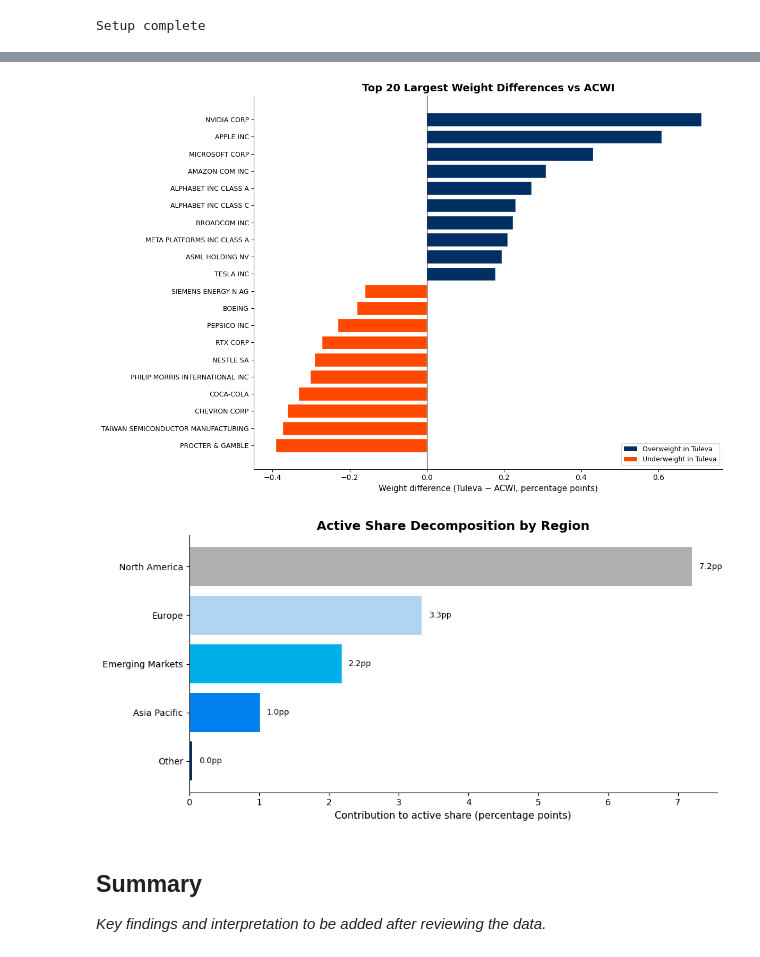
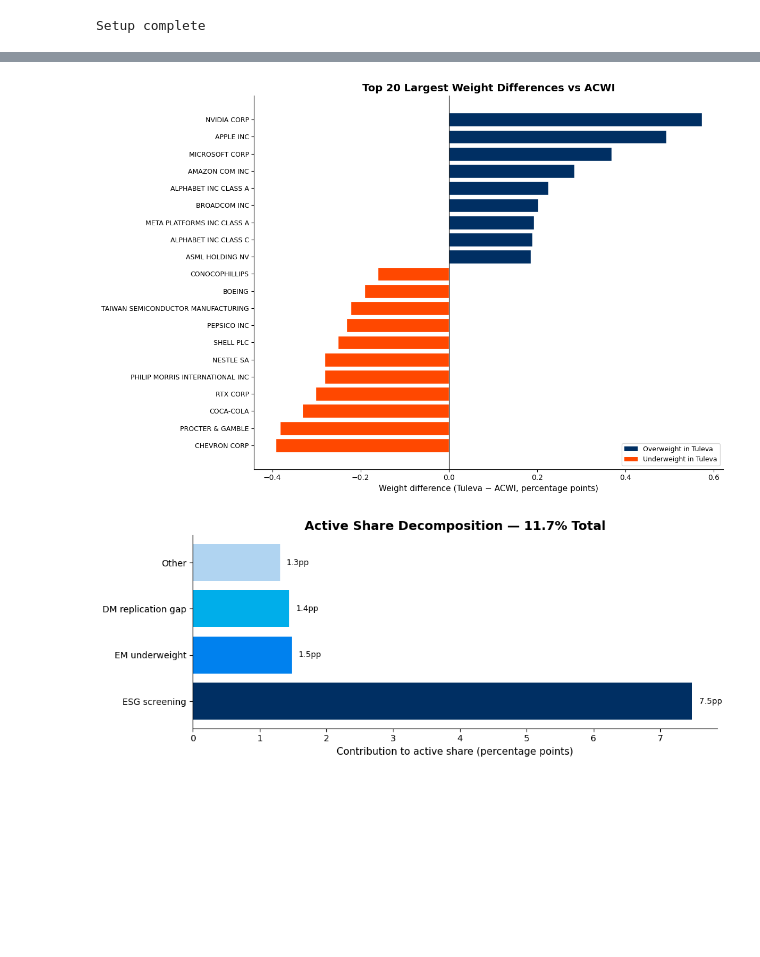
Before and after one commit to TulevaEE/reporting-engine, a Jupyter notebook: reports/adhoc/active_share.ipynb, the cells around one changed output, grey strips where cells are left out. Saved outputs shown, nothing was run; the diff lists cells and outputs as text; code cells hidden in the pictures; blank space fills up the shorter version.

```diff
--- a/reports/adhoc/active_share.ipynb
+++ b/reports/adhoc/active_share.ipynb
@@ -315,9 +387,10 @@ Top 20 holdings:
 # %%
 # ACWI benchmark portfolio — with one-level look-through for sub-ETFs
+# acwi_raw and sub-ETF holdings already fetched in previous cell
 
 acwi_equities = acwi_raw[acwi_raw.apply(is_equity, axis=1)].copy()
 
-# Detect sub-ETF holdings in SSAC (by checking if ticker is in our products list)
+# Detect sub-ETF holdings in SSAC (by checking if ticker is in our sub-ETF set)
 sub_etf_mask = acwi_equities['Ticker'].isin(SSAC_SUB_ETFS)
 acwi_sub_etfs = acwi_equities[sub_etf_mask]
 acwi_direct = acwi_equities[~sub_etf_mask]
@@ -344,10 +417,9 @@ for _, sub in acwi_sub_etfs.iterrows():
     sub_weight_pct = sub['Weight (%)']
     sub_weight = sub_weight_pct / 100.0  # fraction for chaining
 
-    print(f'  Fetching {sub_ticker} holdings...', end=' ')
-    sub_df, sub_date = fetch_ishares_holdings(sub_ticker)
+    sub_df = all_etf_holdings[sub_ticker]  # already fetched
     sub_eq = sub_df[sub_df.apply(is_equity, axis=1)]
-    print(f'{len(sub_eq)} equities (as of {sub_date})')
+    print(f'  {sub_ticker}: {sub_weight_pct:.2f}% → {len(sub_eq)} equities')
 
     for _, h in sub_eq.iterrows():
         acwi_stocks.append({
@@ -358,7 +430,6 @@ for _, sub in acwi_sub_etfs.iterrows():
             'sector': h['Sector'],
             'country': h['Location'],
         })
-    time.sleep(0.5)
 
 acwi_df = pd.DataFrame(acwi_stocks)
 
@@ -560,76 +779,45 @@ fig, ax = plt.subplots(figsize=(12, 8))
 colors = [COLOR_OVERWEIGHT if d > 0 else COLOR_UNDERWEIGHT for d in top_diff['diff']]
 bars = ax.barh(range(len(top_diff)), top_diff['diff'], color=colors, edgecolor='white')
 
 ax.set_yticks(range(len(top_diff)))
 ax.set_yticklabels(top_diff['name'].values, fontsize=9)
 ax.set_xlabel('Weight difference (Tuleva − ACWI, percentage points)')
 ax.set_title('Top 20 Largest Weight Differences vs ACWI', fontweight='bold')
 ax.axvline(x=0, color='black', linewidth=0.8)
 
 from matplotlib.patches import Patch
 legend_elements = [
     Patch(facecolor=COLOR_OVERWEIGHT, label='Overweight in Tuleva'),
     Patch(facecolor=COLOR_UNDERWEIGHT, label='Underweight in Tuleva'),
 ]
 ax.legend(handles=legend_elements, loc='lower right', fontsize=9)
 
 plt.tight_layout()
 plt.show()
 
-# --- Chart 2: Active share decomposition by region ---
-REGION_MAP = {
-    'United States': 'North America', 'Canada': 'North America',
-    'United Kingdom': 'Europe', 'Germany': 'Europe', 'France': 'Europe',
-    'Switzerland': 'Europe', 'Netherlands': 'Europe', 'Sweden': 'Europe',
-    'Denmark': 'Europe', 'Italy': 'Europe', 'Spain': 'Europe',
-    'Finland': 'Europe', 'Norway': 'Europe', 'Belgium': 'Europe',
-    'Ireland': 'Europe', 'Austria': 'Europe', 'Portugal': 'Europe',
-    'Luxembourg': 'Europe',
-    'Japan': 'Asia Pacific', 'Australia': 'Asia Pacific',
-    'Hong Kong': 'Asia Pacific', 'Singapore': 'Asia Pacific',
-    'New Zealand': 'Asia Pacific',
-    'China': 'Emerging Markets', 'Taiwan': 'Emerging Markets',
-    'India': 'Emerging Markets', 'Korea (South)': 'Emerging Markets',
-    'Brazil': 'Emerging Markets', 'South Africa': 'Emerging Markets',
-    'Mexico': 'Emerging Markets', 'Saudi Arabia': 'Emerging Markets',
-    'Thailand': 'Emerging Markets', 'Indonesia': 'Emerging Markets',
-    'Malaysia': 'Emerging Markets', 'Philippines': 'Emerging Markets',
-    'Turkey': 'Emerging Markets', 'Poland': 'Emerging Markets',
-    'Chile': 'Emerging Markets', 'Qatar': 'Emerging Markets',
-    'United Arab Emirates': 'Emerging Markets', 'Kuwait': 'Emerging Markets',
-    'Colombia': 'Emerging Markets', 'Peru': 'Emerging Markets',
-    'Czech Republic': 'Emerging Markets', 'Egypt': 'Emerging Markets',
-    'Greece': 'Emerging Markets', 'Hungary': 'Emerging Markets',
-}
+# --- Chart 2: Active share by source ---
+source_labels = ['ESG screening', 'EM underweight', 'DM replication gap']
+source_values = [absent_weight, abs(em_uw_total), abs(dm_gap_uw_total)]
+# Remaining active share not explained by the three sources
+other = active_share - sum(source_values)
+if other > 0.1:
+    source_labels.append('Other')
+    source_values.append(other)
 
-merged['region'] = merged['country'].map(REGION_MAP).fillna('Other')
-
-region_active = (merged
-    .groupby('region')['abs_diff']
-    .sum()
-    .div(2)
-    .sort_values(ascending=True)
-)
-
-fig, ax = plt.subplots(figsize=(10, 5))
-colors_region = [TULEVA_NAVY, TULEVA_MID_BLUE, TULEVA_BLUE, '#B0D4F1', COLOR_NEUTRAL]
-bars = ax.barh(region_active.index, region_active.values,
-               color=colors_region[:len(region_active)])
+fig, ax = plt.subplots(figsize=(10, 4))
+colors_src = [TULEVA_NAVY, TULEVA_MID_BLUE, TULEVA_BLUE, '#B0D4F1'][:len(source_values)]
+bars = ax.barh(source_labels, source_values, color=colors_src)
 
 ax.set_xlabel('Contribution to active share (percentage points)')
-ax.set_title('Active Share Decomposition by Region', fontweight='bold')
+ax.set_title(f'Active Share Decomposition — {active_share:.1f}% Total', fontweight='bold')
 ax.set_xlim(0)
 
-for bar, val in zip(bars, region_active.values):
+for bar, val in zip(bars, source_values):
     ax.text(bar.get_width() + 0.1, bar.get_y() + bar.get_height()/2,
             f'{val:.1f}pp', va='center', fontsize=9)
 
 plt.tight_layout()
 plt.show()
 # %% [output]
-[figure, old version]
+[figure, new version]
-[figure, old version]
+[figure, new version]
-# %% [markdown]
-## Summary
-
-*Key findings and interpretation to be added after reviewing the data.*
```
Also changed, not shown: parts of 9 cells of this notebook, 2 other files.
